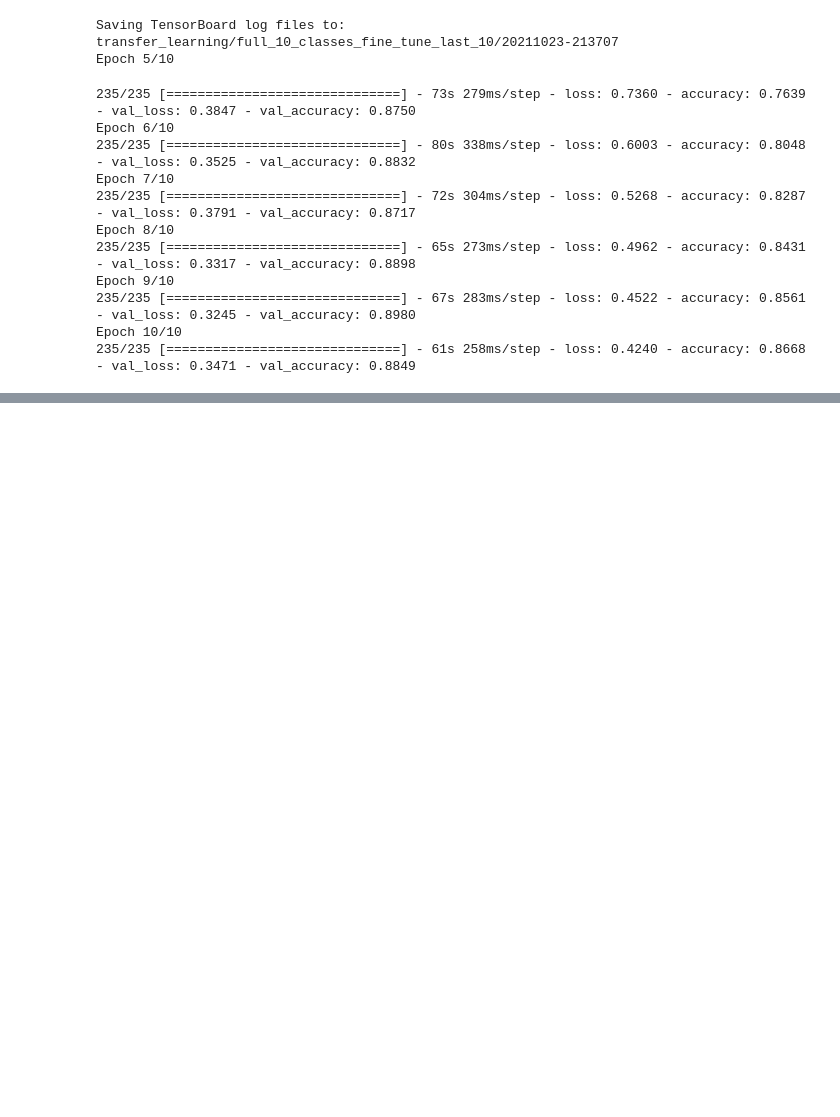
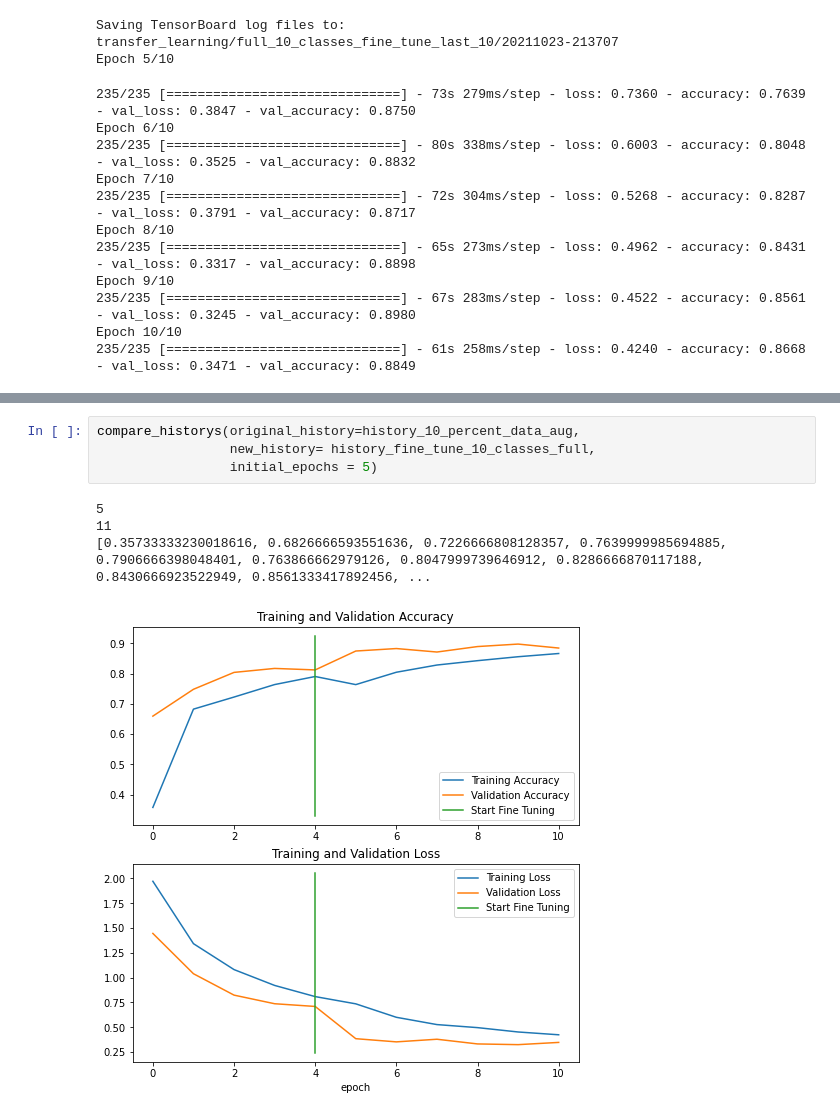
Before and after one commit to Kgs-Mathaba/TensorFlow_DC_ZTM, a Jupyter notebook: 05_transfer_learning_in_tensorflow_part_2_fine_tuning.ipynb, the cells around one changed output, grey strips where cells are left out. Saved outputs shown, nothing was run; the diff lists cells and outputs as text; blank space fills up the shorter version.

```diff
--- a/05_transfer_learning_in_tensorflow_part_2_fine_tuning.ipynb
+++ b/05_transfer_learning_in_tensorflow_part_2_fine_tuning.ipynb
@@ -1013,0 +1020,9 @@ Epoch 10/10
+# %%
+compare_historys(original_history=history_10_percent_data_aug,
+                 new_history= history_fine_tune_10_classes_full,
+                 initial_epochs = 5)
+# %% [output]
+5
+11
+[0.35733333230018616, 0.6826666593551636, 0.7226666808128357, 0.7639999985694885, 0.7906666398048401, 0.763866662979126, 0.8047999739646912, 0.8286666870117188, 0.8430666923522949, 0.8561333417892456, ...
+[figure, added]
```
Also changed, not shown: parts of 3 cells of this notebook.
